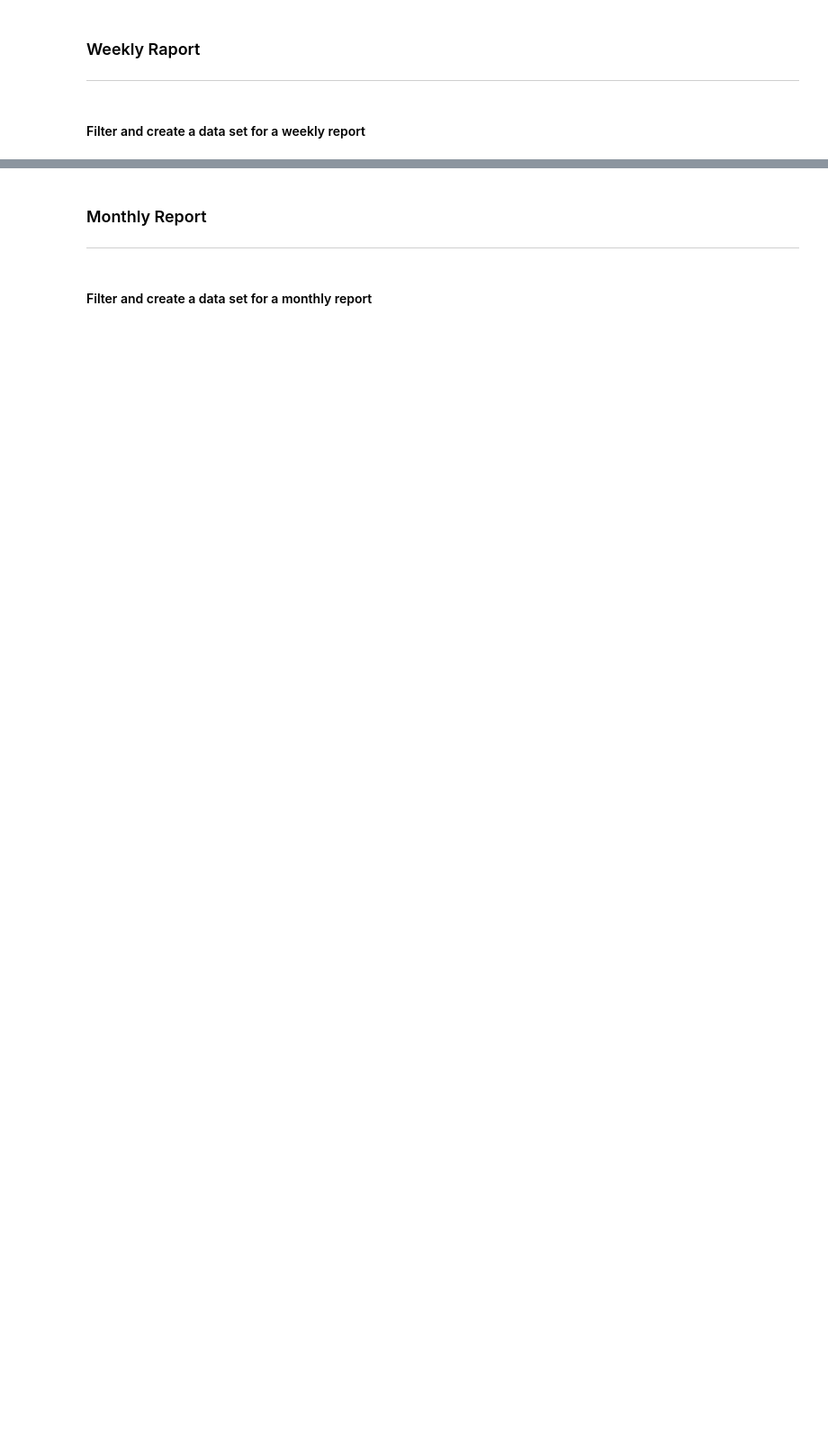
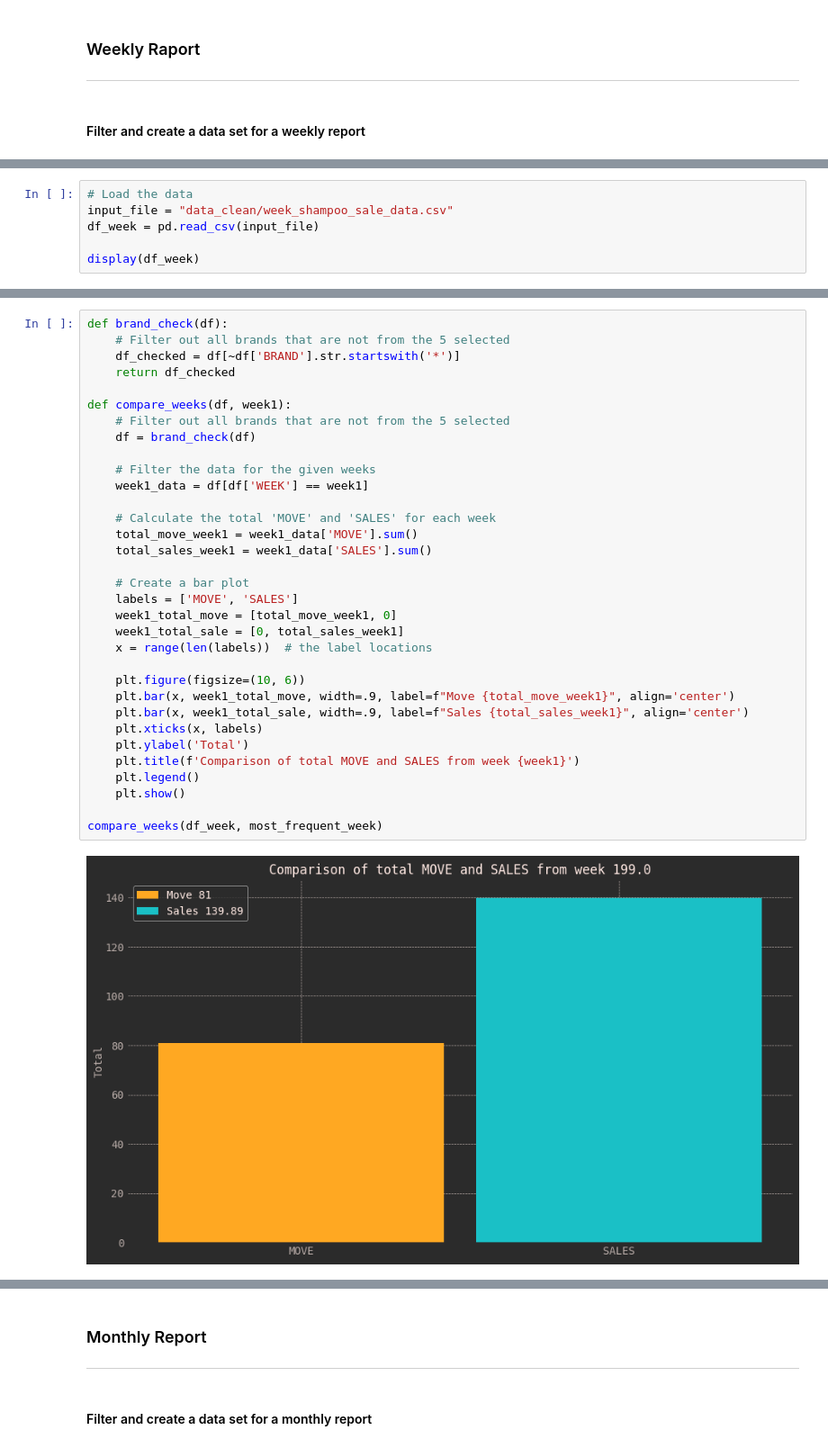
Before and after one commit to HodBuri/UIT-oppgave---SOK1005, a Jupyter notebook: ProjectAssignment/PA3.ipynb, the cells around one changed output, grey strips where cells are left out. Shown at 90% size. Drawn from its saved outputs; the diff is of its cells as text; blank space fills up the shorter version.

Commit message:
Graphs and stuff

```diff
--- a/ProjectAssignment/PA3.ipynb
+++ b/ProjectAssignment/PA3.ipynb
@@ -700,0 +898,6 @@ load_and_filter_file took 0.20 seconds to run.
+# %%
+# Load the data
+input_file = "data_clean/week_shampoo_sale_data.csv"
+df_week = pd.read_csv(input_file)
+
+display(df_week)
@@ -702,0 +927,35 @@ load_and_filter_file took 0.20 seconds to run.
+# %%
+def brand_check(df):
+    # Filter out all brands that are not from the 5 selected
+    df_checked = df[~df['BRAND'].str.startswith('*')]
+    return df_checked
+
+def compare_weeks(df, week1):
+    # Filter out all brands that are not from the 5 selected
+    df = brand_check(df)
+
+    # Filter the data for the given weeks
+    week1_data = df[df['WEEK'] == week1]
+
+    # Calculate the total 'MOVE' and 'SALES' for each week
+    total_move_week1 = week1_data['MOVE'].sum()
+    total_sales_week1 = week1_data['SALES'].sum()
+
+    # Create a bar plot
+    labels = ['MOVE', 'SALES']
+    week1_total_move = [total_move_week1, 0]
+    week1_total_sale = [0, total_sales_week1]
+    x = range(len(labels))  # the label locations
+
+    plt.figure(figsize=(10, 6))
+    plt.bar(x, week1_total_move, width=.9, label=f"Move {total_move_week1}", align='center')
+    plt.bar(x, week1_total_sale, width=.9, label=f"Sales {total_sales_week1}", align='center')
+    plt.xticks(x, labels)
+    plt.ylabel('Total')
+    plt.title(f'Comparison of total MOVE and SALES from week {week1}')
+    plt.legend()
+    plt.show()
+
+compare_weeks(df_week, most_frequent_week)
+# %% [output]
+[figure, added]
```
Also changed, not shown: parts of 84 cells of this notebook.
